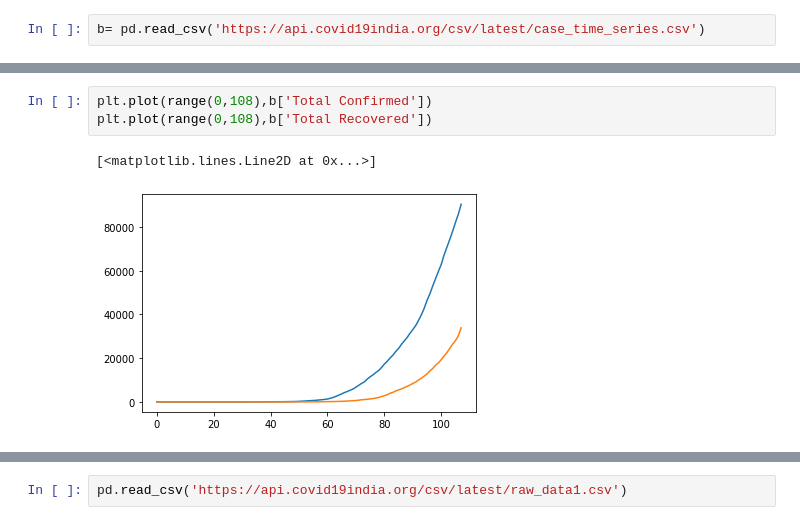
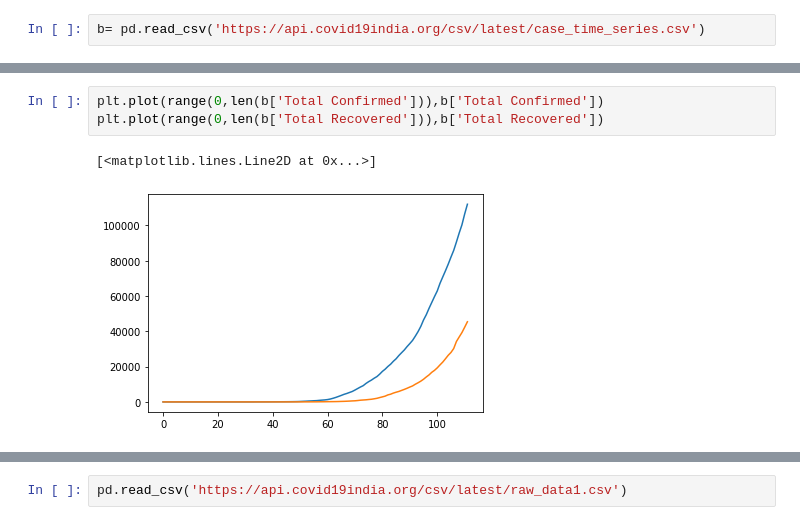
Before and after one commit to RahulBatra065/Report-on-Covid-19, a Jupyter notebook: Crowd-Sourced-Data-India.ipynb, the cells around one changed output, grey strips where cells are left out. Drawn from its saved outputs; the diff is of its cells as text.

```diff
--- a/Crowd-Sourced-Data-India.ipynb
+++ b/Crowd-Sourced-Data-India.ipynb
@@ -104,9 +104,9 @@ b
 # %%
-plt.plot(range(0,108),b['Total Confirmed'])
-plt.plot(range(0,108),b['Total Recovered'])
+plt.plot(range(0,len(b['Total Confirmed'])),b['Total Confirmed'])
+plt.plot(range(0,len(b['Total Recovered'])),b['Total Recovered'])
 # %% [output]
 [<matplotlib.lines.Line2D at 0x...>]
-[figure, old version]
+[figure, new version]
 # %%
  b['Total Recovered']
 # %% [output]
```
Also changed, not shown: parts of 6 cells of this notebook.
